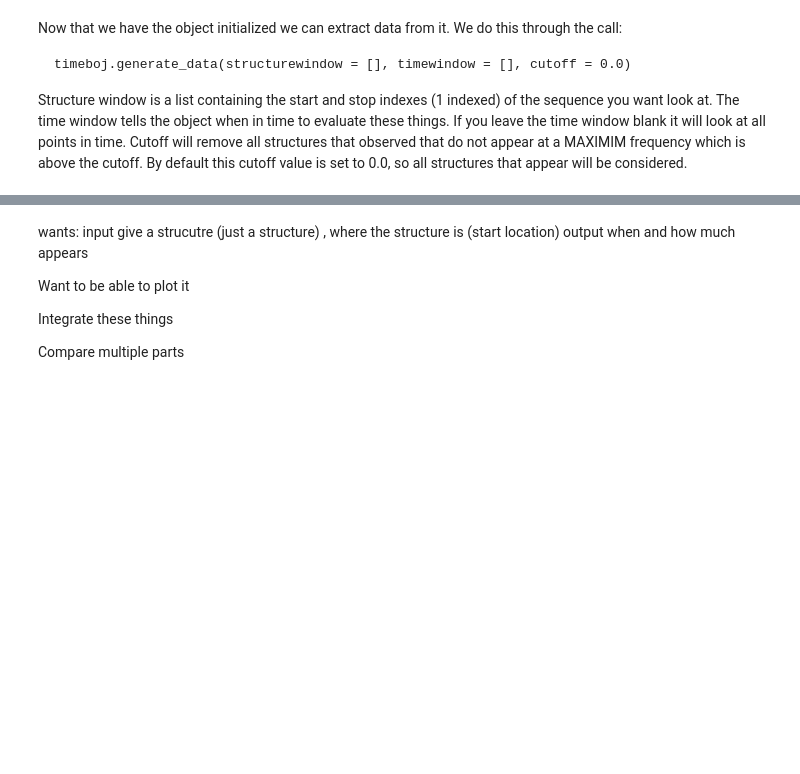
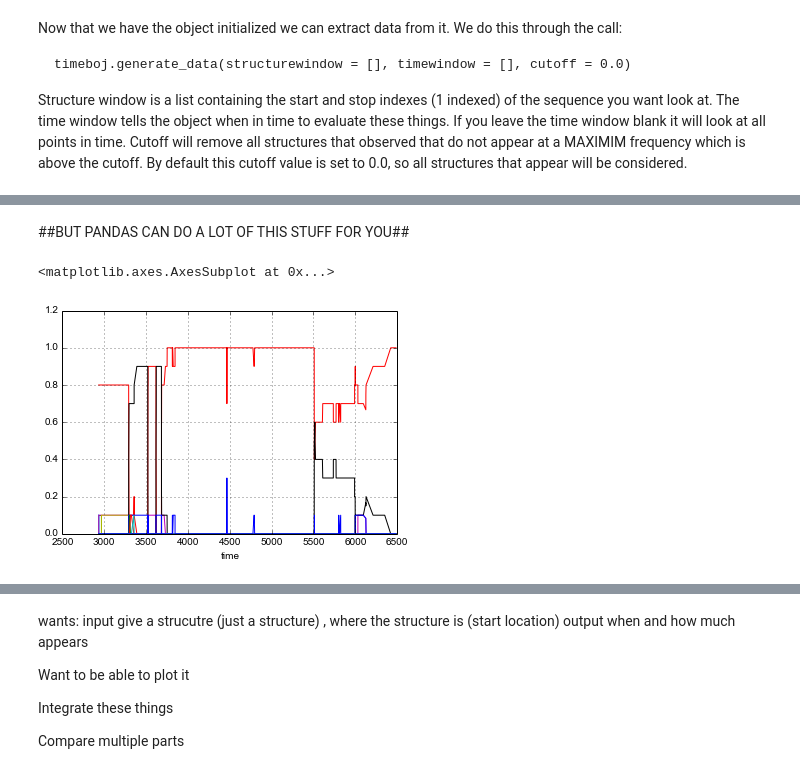
Before and after one commit to carothersresearch/pyrfold, a Jupyter notebook: TimecourseAnalysis.ipynb, the cells around one changed output, grey strips where cells are left out. Cells and saved outputs as stored; diff of their text form; code cells hidden in the pictures; blank space fills up the shorter version.

```diff
--- a/TimecourseAnalysis.ipynb
+++ b/TimecourseAnalysis.ipynb
@@ -107,0 +216,7 @@ Populating the interactive namespace from numpy and matplotlib
+# %% [markdown]
+##BUT PANDAS CAN DO A LOT OF THIS STUFF FOR YOU##
+# %%
+timeobj.structuredataframe.plot(legend=False)
+# %% [output]
+<matplotlib.axes.AxesSubplot at 0x...>
+[figure, added]
```
Also changed, not shown: parts of 35 cells of this notebook, 6 other files.
